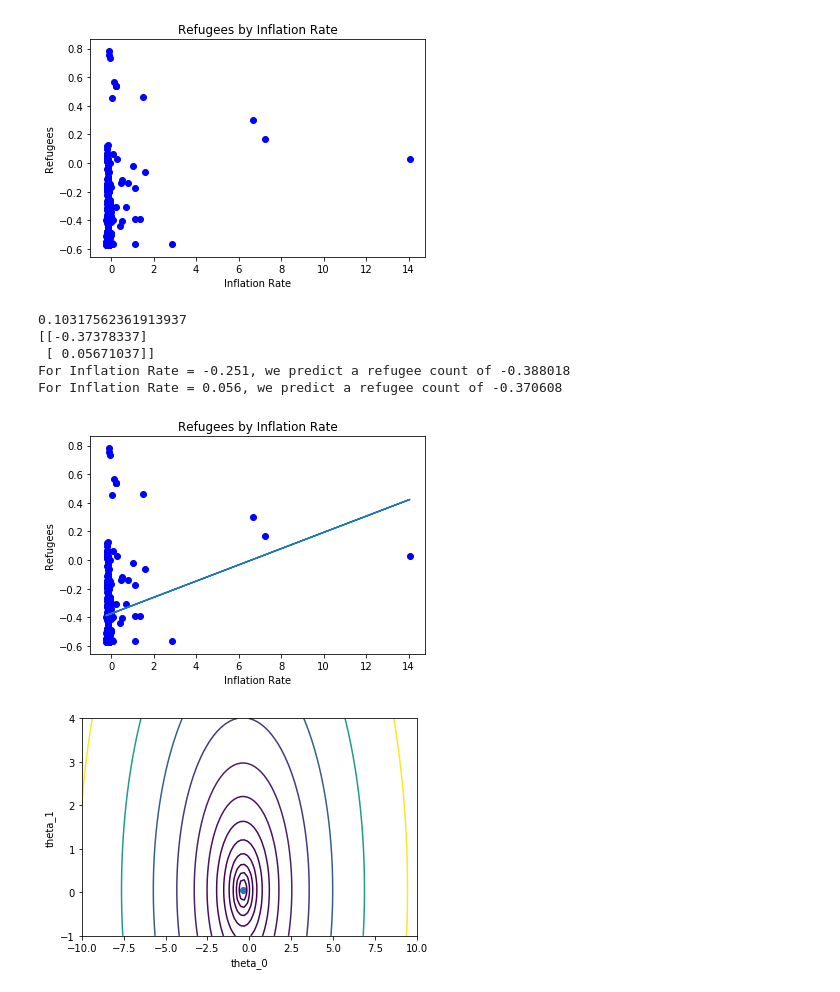
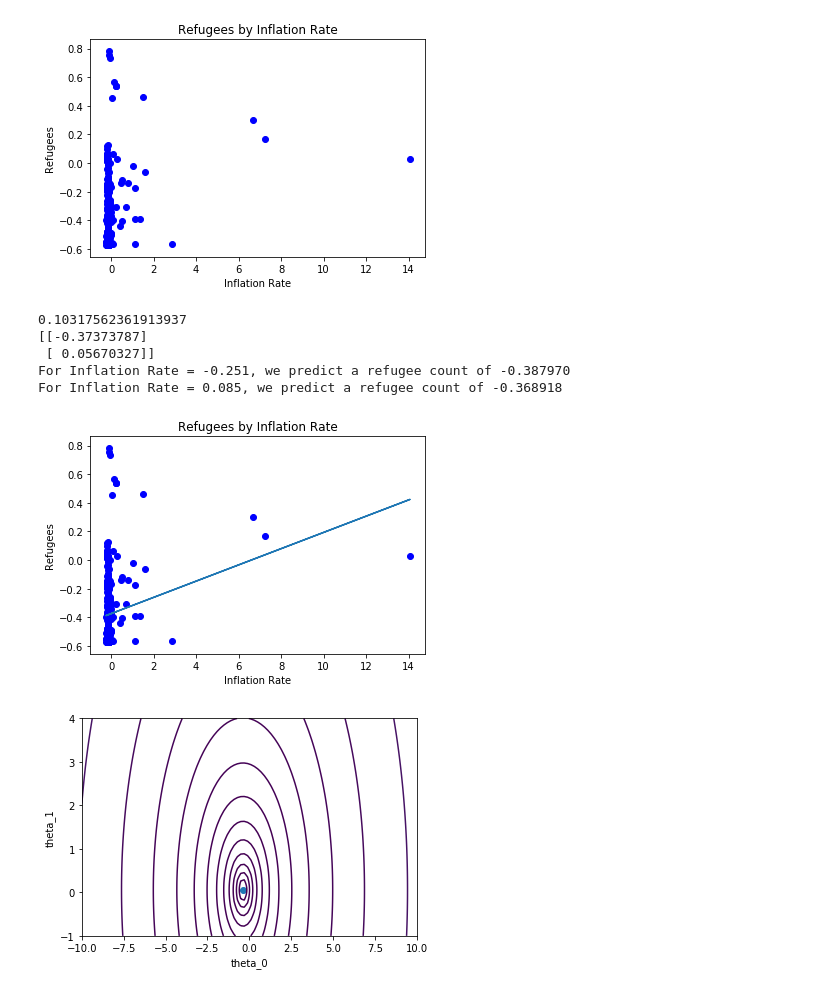
Before and after one commit to esthermead/inflationRate, a Jupyter notebook: inflationRate.ipynb, the cells around one changed output. Cells and saved outputs as stored; diff of their text form; code cells hidden in the pictures.

```diff
--- a/inflationRate.ipynb
+++ b/inflationRate.ipynb
@@ -29,8 +29,8 @@ it[:, 1] = X
 theta = zeros(shape=(2, 1))
 # %%
 #Some gradient descent settings
-iterations = 150000
-alpha = 1
+iterations = 3000
+alpha = 0.003
 # %%
 #Evaluate the linear regression
 def compute_cost(X, y, theta):
@@ -97,8 +97,8 @@ it[:, 1] = X
 theta = zeros(shape=(2, 1))
 
 #Some gradient descent settings
-iterations = 150000
-alpha = 1
+iterations = 3000
+alpha = 0.003
 
 #compute and display initial cost
 print (compute_cost(it, y, theta))
@@ -106,11 +106,11 @@ print (compute_cost(it, y, theta))
 theta, J_history = gradient_descent(it, y, theta, alpha, iterations)
 
 print (theta)
-#Predict refugee counts for Inflation Rates of 9 and 36
+#Predict refugee counts for Inflation Rates of -0.251 and 0.085
 predict1 = array([1, -0.251]).dot(theta).flatten()
 print ('For Inflation Rate = -0.251, we predict a refugee count of %f' % (predict1))
-predict2 = array([1, 0.056]).dot(theta).flatten()
-print ('For Inflation Rate = 0.056, we predict a refugee count of %f' % (predict2))
+predict2 = array([1, 0.085]).dot(theta).flatten()
+print ('For Inflation Rate = 0.085, we predict a refugee count of %f' % (predict2))
 
 #Plot the results
 result = it.dot(theta).flatten()
@@ -118,35 +118,35 @@ plot(data[:, 0], result)
 show()
 
 
 #Grid over which we will calculate J
 theta0_vals = linspace(-10, 10, 100)
 theta1_vals = linspace(-1, 4, 100)
 
 
 #initialize J_vals to a matrix of 0's
 J_vals = zeros(shape=(theta0_vals.size, theta1_vals.size))
 
 #Fill out J_vals
 for t1, element in enumerate(theta0_vals):
     for t2, element2 in enumerate(theta1_vals):
         thetaT = zeros(shape=(2, 1))
         thetaT[0][0] = element
         thetaT[1][0] = element2
         J_vals[t1, t2] = compute_cost(it, y, thetaT)
 
 #Contour plot
 J_vals = J_vals.T
 #Plot J_vals as 15 contours spaced logarithmically between 0.01 and 100
 contour(theta0_vals, theta1_vals, J_vals, logspace(-2, 3, 20))
 xlabel('theta_0')
 ylabel('theta_1')
 scatter(theta[0][0], theta[1][0])
 show()
 # %% [output]
 0.10317562361913937
-[[-0.37378337]
- [ 0.05671037]]
-For Inflation Rate = -0.251, we predict a refugee count of -0.388018
-For Inflation Rate = 0.056, we predict a refugee count of -0.370608
+[[-0.37373787]
+ [ 0.05670327]]
+For Inflation Rate = -0.251, we predict a refugee count of -0.387970
+For Inflation Rate = 0.085, we predict a refugee count of -0.368918
 [figure]
-[figure, old version]
+[figure, new version]
```
Also changed, not shown: parts of 1 cell of this notebook.
